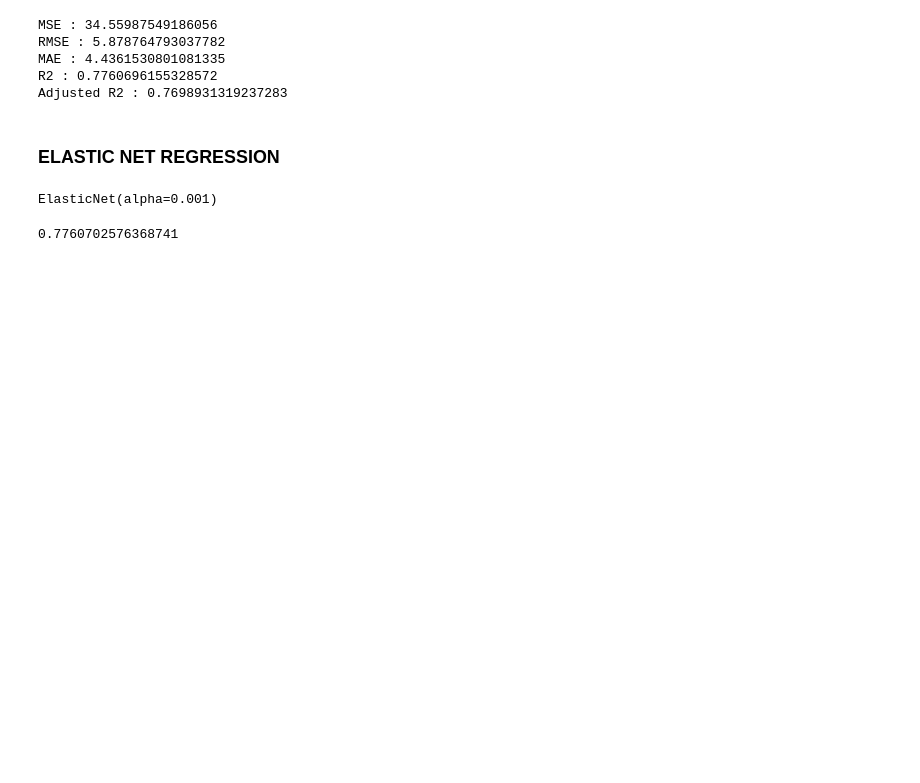
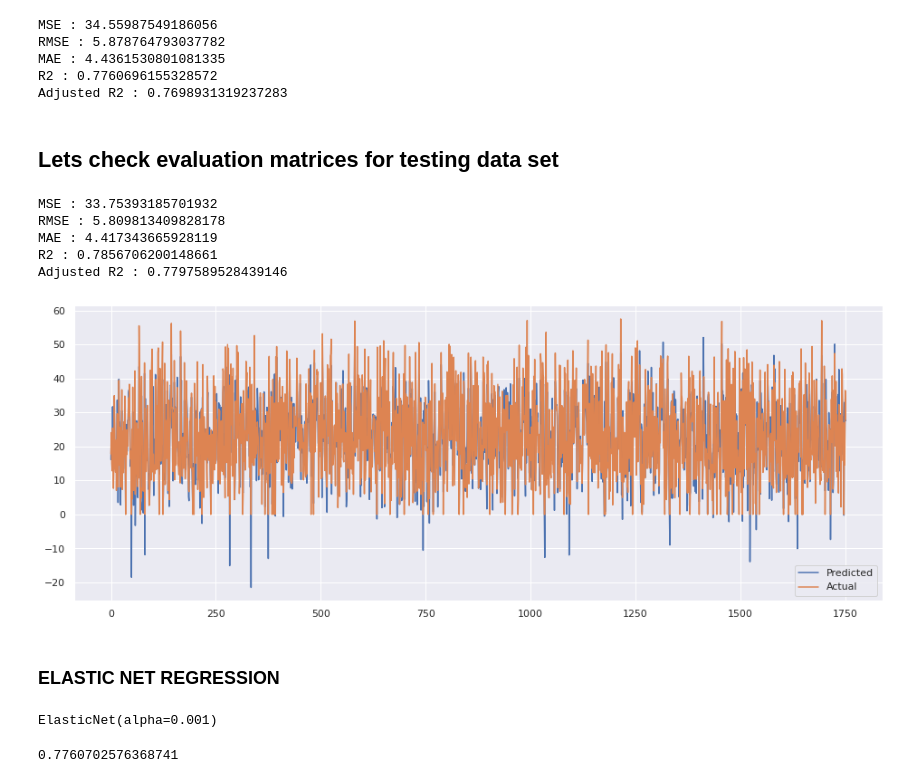
Before and after one commit to Raneevk/Seoul-Bike-Sharing-Demand-Prediction, a Jupyter notebook: Copy_of_Bike_Sharing_Demand_Prediction_Capstone_Project.ipynb, the cells around one changed output. Cells and saved outputs as stored; diff of their text form; code cells hidden in the pictures; blank space fills up the shorter version.

```diff
--- a/Copy_of_Bike_Sharing_Demand_Prediction_Capstone_Project.ipynb
+++ b/Copy_of_Bike_Sharing_Demand_Prediction_Capstone_Project.ipynb
@@ -988,9 +1099,9 @@ plt.show()
 # %% [markdown]
 ## **RIDGE REGRESSION**
 # %%
-from sklearn.model_selection import GridSearchCV
-lasso = Ridge()
-parameters = {'alpha': [1e-15,1e-13,1e-10,1e-8,1e-5,1e-4,1e-3,1e-2,1e-1,1,5,10,20,30,40,45,50,55,60,100,0.0014]}
-lasso_regressor = GridSearchCV(lasso, parameters, scoring='neg_mean_squared_error', cv=5)
-lasso_regressor.fit(X_train, y_train)
+from sklearn.linear_model import Ridge
+ridge = Ridge()
+parameters = {'alpha': [1e-15,1e-10,1e-8,1e-5,1e-4,1e-3,1e-2,1,5,10,20,30,40,45,50,55,60,100]}
+ridge_regressor = GridSearchCV(ridge, parameters, scoring='neg_mean_squared_error', cv=3)
+ridge_regressor.fit(X_train,y_train)
 # %% [output]
@@ -1057,0 +1180,32 @@ Adjusted R2 : 0.7698931319237283
+# %% [markdown]
+## Lets check evaluation matrices for testing data set
+# %%
+#import the packages
+from sklearn.metrics import mean_squared_error
+#calculate MSE
+MSE_r= mean_squared_error(y_test, y_pred_test_ridge)
+print("MSE :",MSE_r)
+
+#calculate RMSE
+RMSE_r=np.sqrt(MSE_r)
+print("RMSE :",RMSE_r)
+
+
+#calculate MAE
+MAE_r= mean_absolute_error(y_test, y_pred_test_ridge)
+print("MAE :",MAE_r)
+
+
+#import the packages
+from sklearn.metrics import r2_score
+#calculate r2 and adjusted r2
+r2_r= r2_score((y_test), (y_pred_test_ridge))
+print("R2 :",r2_r)
+Adjusted_R2_r=(1-(1-r2_score((y_test), (y_pred_test_ridge)))*((X_test.shape[0]-1)/(X_test.shape[0]-X_test.shape[1]-1)) )
+print("Adjusted R2 :",1-(1-r2_score((y_test), (y_pred_test_ridge)))*((X_test.shape[0]-1)/(X_test.shape[0]-X_test.shape[1]-1)) )
+# %% [output]
+MSE : 33.75393185701932
+RMSE : 5.809813409828178
+MAE : 4.417343665928119
+R2 : 0.7856706200148661
+Adjusted R2 : 0.7797589528439146
@@ -1058,3 +1221,12 @@ Adjusted R2 : 0.7698931319237283
+# %%
+#Plot the figure
+plt.figure(figsize=(16,6))
+plt.plot((y_pred_test_ridge))
+plt.plot((np.array(y_test)))
+plt.legend(["Predicted","Actual"])
+plt.show()
+# %% [output]
+[figure, added]
 # %% [markdown]
 ### **ELASTIC NET REGRESSION**
 # %%
```
Also changed, not shown: parts of 103 cells of this notebook.
